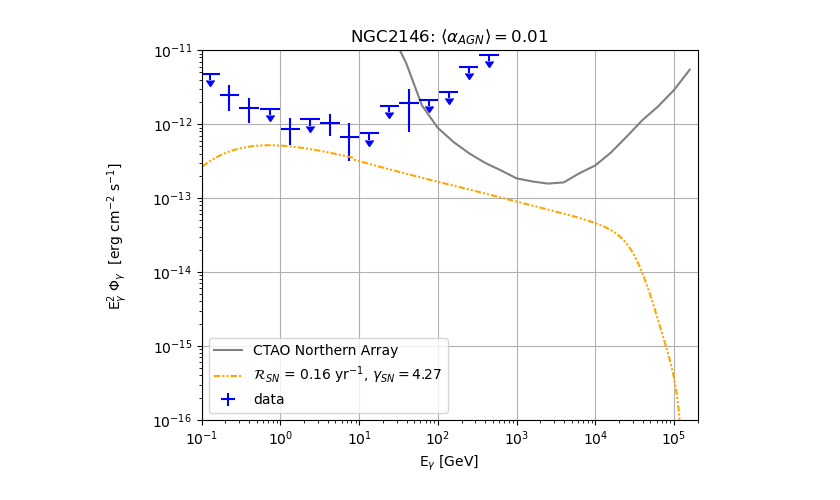
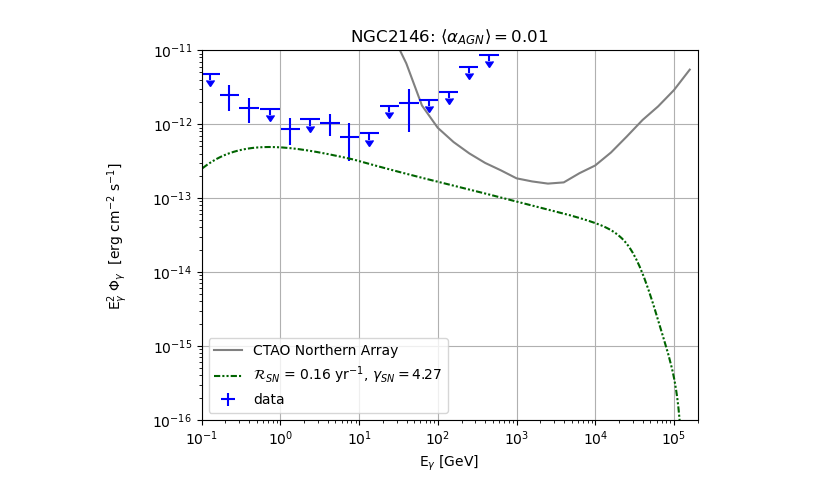
Before and after one commit to VictorCourvoisierGernigon/neutrino-gamma-flux-GOALS-galaxies, a Jupyter notebook: plotting_gammaEGB_NGC2146.ipynb, the cells around one changed output. Drawn from its saved outputs; the diff is of its cells as text; code cells hidden in the pictures.

```diff
--- a/plotting_gammaEGB_NGC2146.ipynb
+++ b/plotting_gammaEGB_NGC2146.ipynb
@@ -80,25 +79,25 @@ XmaxNGC2146upper=rightNGC2146.X.astype('float64')
 # %%
 plt.plot(XNorth,YNorth,color="gray",label ="CTAO Northern Array")
 #plt.plot(XSouth,YSouth,color="red",label ="CTAO Southern Array")
 plt.errorbar(XNGC2146data,YNGC2146data,xerr=[XNGC2146data-XminNGC2146data,XmaxNGC2146data-XNGC2146data], yerr=[YNGC2146data-YminNGC2146data,YmaxNGC2146data-YNGC2146data], color="blue",fmt=',',label='data')
 plt.errorbar(XNGC2146upper,YNGC2146upper,xerr=[XNGC2146upper-XminNGC2146upper,XmaxNGC2146upper-XNGC2146upper], yerr=YNGC2146upper-YminNGC2146upper,color="blue",uplims=True,fmt=',')
 
-plt.plot(energyrange,NGC2146_3a, color = 'orange',linestyle = (0,(3,1,1,1,1,1)),label='$\mathcal{R}_{SN}$ = '+str(RSN)+' yr$^{-1}$, $\\gamma_{SN} = $'+ str(gammasn) )
+plt.plot(energyrange,NGC2146_3a, color = 'darkgreen',linestyle = (0,(3,1,1,1,1,1)),label='$\mathcal{R}_{SN}$ = '+str(RSN)+' yr$^{-1}$, $\\gamma_{SN} = $'+ str(gammasn) )
 
 
 
 
 
 
 plt.xscale('log') ; plt.yscale('log')
 plt.xlim(1e-1,2e5) ; plt.ylim(1e-16,1e-11)
 #plt.xlim(2e2,2e8) ; plt.ylim(9e-16,5e-9) #nu
 plt.title(r"NGC2146: $ \langle \alpha_{AGN}\rangle=$"+ str(alphaAGN))
 plt.xlabel('E$_{\\gamma}$ [GeV] ')
 plt.ylabel('E$_{\\gamma}^2$ $\\Phi_{\\gamma}$  [erg cm$^{-2}$ s$^{-1}$] \n')
 plt.legend(loc = 'lower left')
 plt.grid()
 
 #plt.savefig("./Figures/FluxplotNGC2146.pdf",bbox_inches="tight",dpi = 200)
 # %% [output]
-[figure, old version]
+[figure, new version]
```
Also changed, not shown: parts of 1 cell of this notebook, 4 other files.
